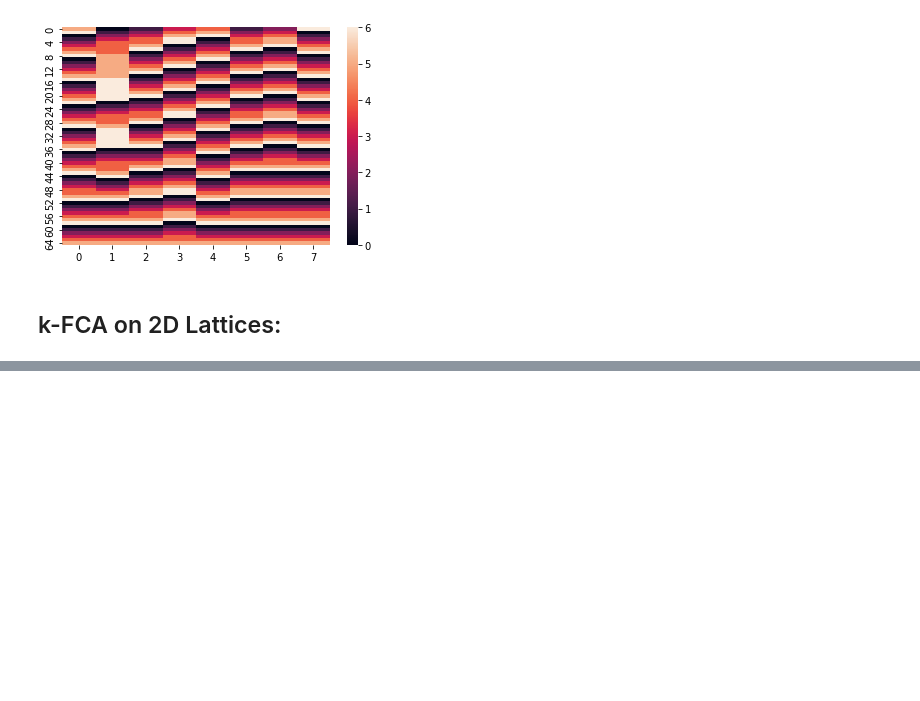
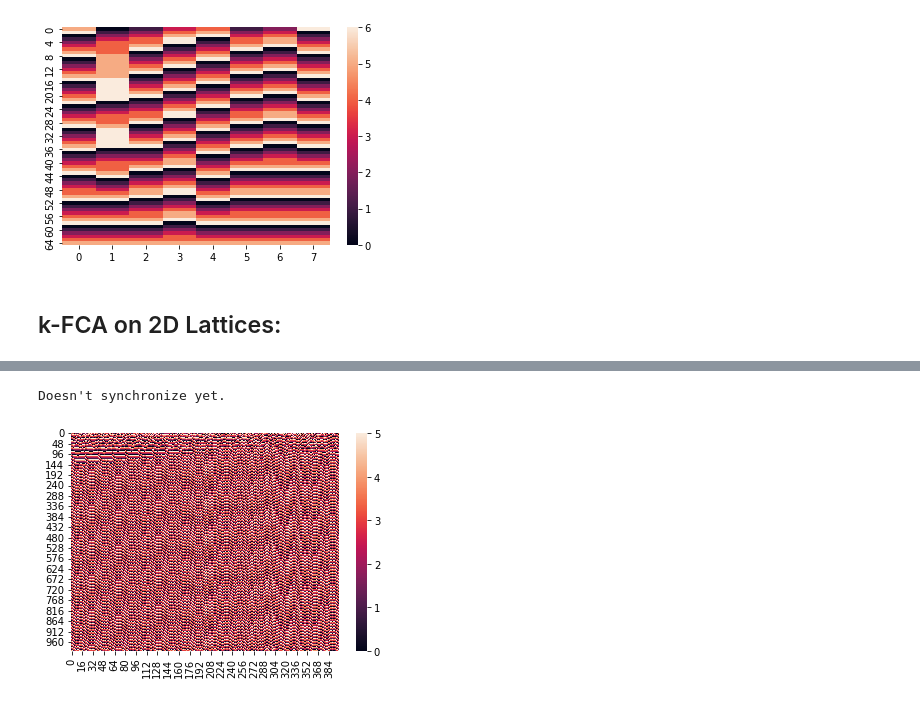
Before and after one commit to BryaneX455/reu2022, a Jupyter notebook: FCA Model/FCA.ipynb, the cells around one changed output, grey strips where cells are left out. Drawn from its saved outputs; the diff is of its cells as text; code cells hidden in the pictures; blank space fills up the shorter version.

```diff
--- a/FCA Model/FCA.ipynb
+++ b/FCA Model/FCA.ipynb
@@ -159,0 +147,7 @@ Synchronized!
+# %%
+G = nx.grid_2d_graph(20, 20)
+s = np.random.randint(6, size=20*20)
+FCA(G, s, 6, 1000);
+# %% [output]
+Doesn't synchronize yet.
+[figure, added]
```
Also changed, not shown: parts of 12 cells of this notebook.
